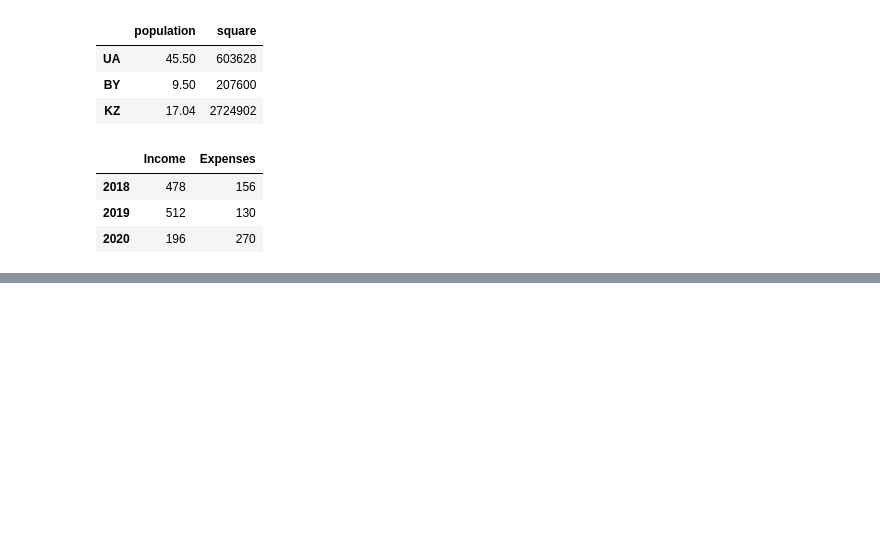
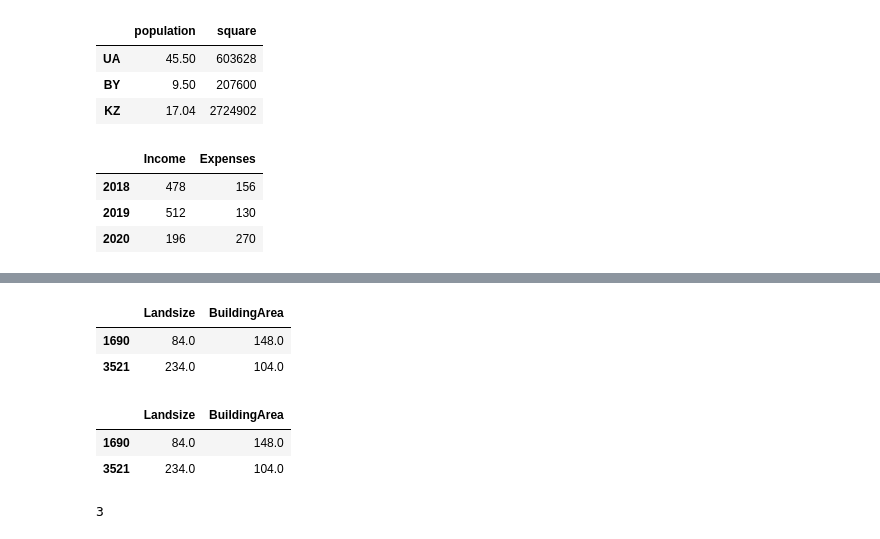
Before and after one commit to xsomxsomx/DST-1024, a Jupyter notebook: Skillfactory/PYTHON-10. Введение в Pandas/Theory.ipynb, the cells around one changed output, grey strips where cells are left out. Saved outputs shown, nothing was run; the diff lists cells and outputs as text; code cells hidden in the pictures; blank space fills up the shorter version.

```diff
--- a/Skillfactory/PYTHON-10. Введение в Pandas/Theory.ipynb
+++ b/Skillfactory/PYTHON-10. Введение в Pandas/Theory.ipynb
@@ -263,0 +302,2 @@ create_companyDF(income, expenses, years)
+# %%
+melb_data = pd.read_csv('C:\Учёба\IDE\Skillfactory\PYTHON-10. Введение в Pandas\data\melb_data.csv', sep=',')
@@ -263,0 +317,14 @@ create_companyDF(income, expenses, years)
+# %%
+display(melb_data.loc[[1690, 3521],['Landsize', 'BuildingArea']])
+melb_data.iloc[[1690, 3521], 14:16]
+# %% [output]
+|  | Landsize | BuildingArea |
+| 1690 | 84.0 | 148.0 |
+| 3521 | 234.0 | 104.0 |
+|  | Landsize | BuildingArea |
+| 1690 | 84.0 | 148.0 |
+| 3521 | 234.0 | 104.0 |
+# %%
+round(melb_data.loc[3521, 'Landsize'] / melb_data.loc[1690, 'Landsize'])
+# %% [output]
+3
```
Also changed, not shown: parts of 5 cells of this notebook, 2 other files.
